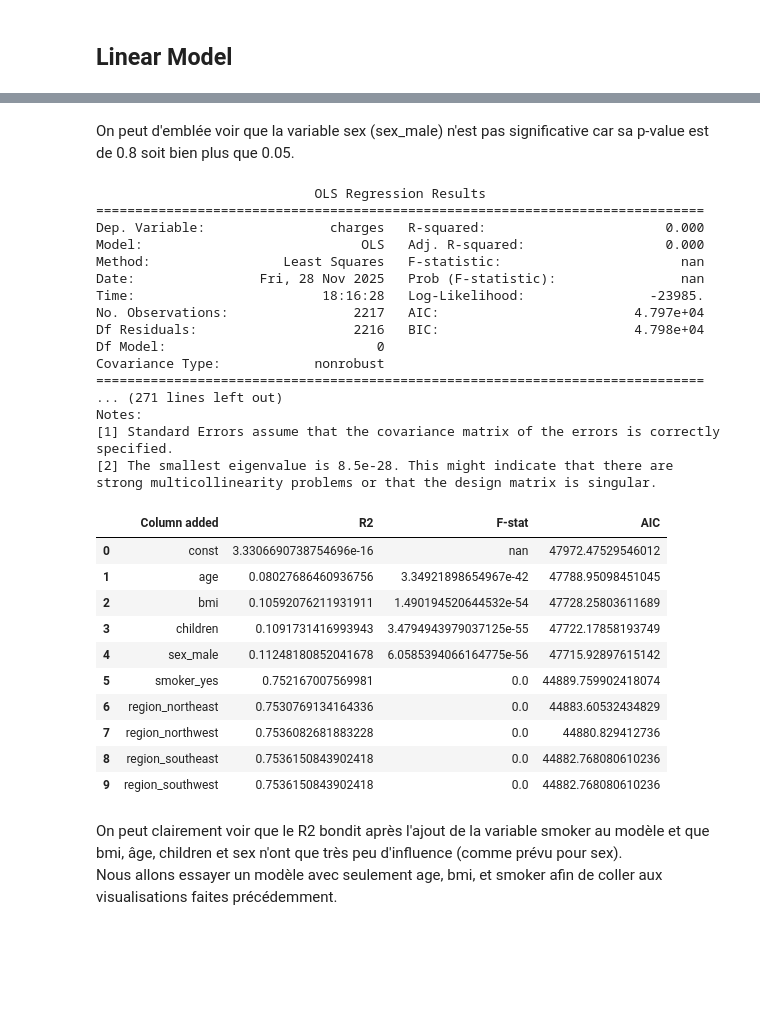
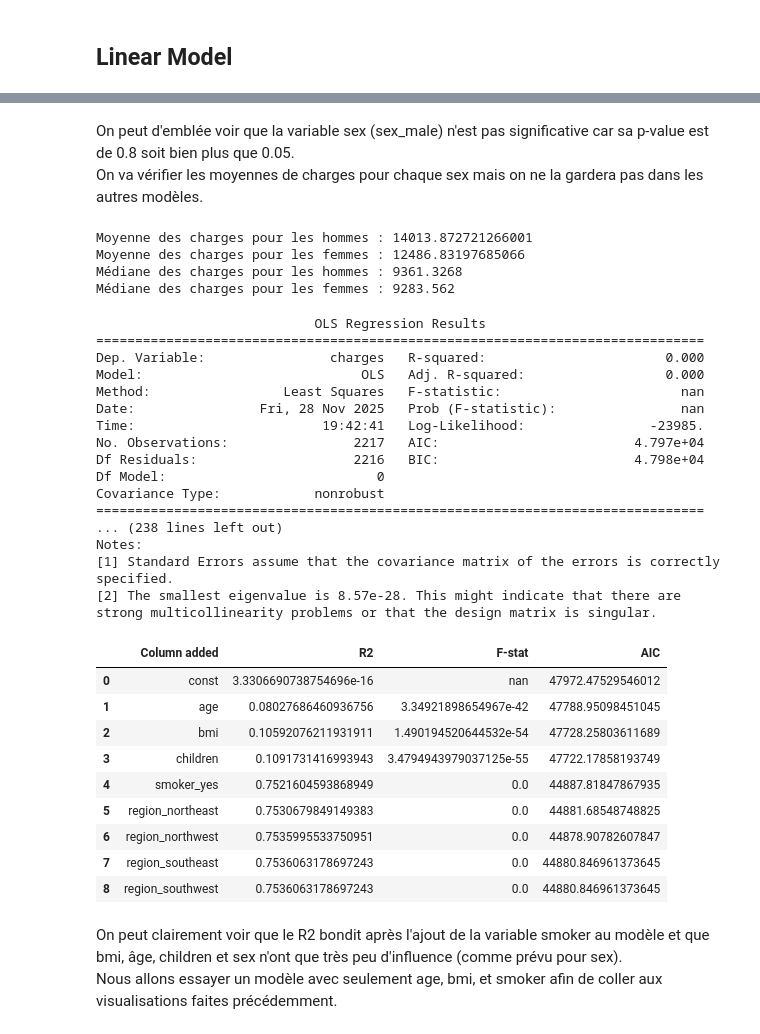
Before and after one commit to ultac/Projet-GLM, a Jupyter notebook: Prepocessing.ipynb, the cells around one changed output, grey strips where cells are left out. Cells and saved outputs as stored; diff of their text form; code cells hidden in the pictures; blank space fills up the shorter version.

```diff
--- a/Prepocessing.ipynb
+++ b/Prepocessing.ipynb
@@ -270,7 +270,24 @@ Notes:
 [2] The smallest eigenvalue is 8.5e-28. This might indicate that there are
 strong multicollinearity problems or that the design matrix is singular.
 # %% [markdown]
-On peut d'emblée voir que la variable sex (sex_male) n'est pas significative car sa p-value est de 0.8 soit bien plus que 0.05.
+On peut d'emblée voir que la variable sex (sex_male) n'est pas significative car sa p-value est de 0.8 soit bien plus que 0.05. \
+On va vérifier les moyennes de charges pour chaque sex mais on ne la gardera pas dans les autres modèles.
+# %%
+#Vérification numérique de l'influence de sex
+moy_charges_male = data_processed[data_processed["sex_male"]==1]["charges"].mean()
+moy_charges_female = data_processed[data_processed["sex_male"]==0]["charges"].mean()
+print("Moyenne des charges pour les hommes :", moy_charges_male)
+print("Moyenne des charges pour les femmes :",moy_charges_female)
+
+med_charges_male = data_processed[data_processed["sex_male"]==1]["charges"].median()
+med_charges_female = data_processed[data_processed["sex_male"]==0]["charges"].median()
+print("Médiane des charges pour les hommes :",med_charges_male)
+print("Médiane des charges pour les femmes :",med_charges_female)
+# %% [output]
+Moyenne des charges pour les hommes : 14013.872721266001
+Moyenne des charges pour les femmes : 12486.83197685066
+Médiane des charges pour les hommes : 9361.3268
+Médiane des charges pour les femmes : 9283.562
 # %%
 #Stepwise model selection : forward
 y = data_processed["charges"]
@@ -280,6 +297,8 @@ col = col.drop("charges")
 list_col = ["const"]
 resumecustom = [[],[],[],[]]
 for i,var in enumerate(col):
+    if(var == "sex_male"):
+        continue
     if(i != 0):
         list_col.append(var)
 
@@ -296,42 +315,41 @@ for i,var in enumerate(col):
 
     resumecustom[0].append(list_col[-1])
     resumecustom[1].append(results.rsquared)
     resumecustom[2].append(results.f_pvalue)
     resumecustom[3].append(results.aic)
 
     print(results.summary())
 
 df_results = pd.DataFrame(np.transpose(resumecustom), columns=["Column added","R2","F-stat","AIC"])
 df_results.head(10)
 # %% [output]
                             OLS Regression Results
 ==============================================================================
 Dep. Variable:                charges   R-squared:                       0.000
 Model:                            OLS   Adj. R-squared:                  0.000
 Method:                 Least Squares   F-statistic:                       nan
 Date:                Fri, 28 Nov 2025   Prob (F-statistic):                nan
-Time:                        18:16:28   Log-Likelihood:                -23985.
+Time:                        19:42:41   Log-Likelihood:                -23985.
 No. Observations:                2217   AIC:                         4.797e+04
 Df Residuals:                    2216   BIC:                         4.798e+04
 Df Model:                           0
 Covariance Type:            nonrobust
 ==============================================================================
-... (271 lines left out)
+... (238 lines left out)
 Notes:
 [1] Standard Errors assume that the covariance matrix of the errors is correctly specified.
-[2] The smallest eigenvalue is 8.5e-28. This might indicate that there are
+[2] The smallest eigenvalue is 8.57e-28. This might indicate that there are
 strong multicollinearity problems or that the design matrix is singular.
 |  | Column added | R2 | F-stat | AIC |
 | 0 | const | 3.3306690738754696e-16 | nan | 47972.47529546012 |
 | 1 | age | 0.08027686460936756 | 3.34921898654967e-42 | 47788.95098451045 |
 | 2 | bmi | 0.10592076211931911 | 1.490194520644532e-54 | 47728.25803611689 |
 | 3 | children | 0.1091731416993943 | 3.4794943979037125e-55 | 47722.17858193749 |
-| 4 | sex_male | 0.11248180852041678 | 6.0585394066164775e-56 | 47715.92897615142 |
-| 5 | smoker_yes | 0.752167007569981 | 0.0 | 44889.759902418074 |
-| 6 | region_northeast | 0.7530769134164336 | 0.0 | 44883.60532434829 |
-| 7 | region_northwest | 0.7536082681883228 | 0.0 | 44880.829412736 |
-| 8 | region_southeast | 0.7536150843902418 | 0.0 | 44882.768080610236 |
-| 9 | region_southwest | 0.7536150843902418 | 0.0 | 44882.768080610236 |
+| 4 | smoker_yes | 0.7521604593868949 | 0.0 | 44887.81847867935 |
+| 5 | region_northeast | 0.7530679849149383 | 0.0 | 44881.68548748825 |
+| 6 | region_northwest | 0.7535995533750951 | 0.0 | 44878.90782607847 |
+| 7 | region_southeast | 0.7536063178697243 | 0.0 | 44880.846961373645 |
+| 8 | region_southwest | 0.7536063178697243 | 0.0 | 44880.846961373645 |
 # %% [markdown]
 On peut clairement voir que le R2 bondit après l'ajout de la variable smoker au modèle et que bmi, âge, children et sex n'ont que très peu d'influence (comme prévu pour sex). \
 Nous allons essayer un modèle avec seulement age, bmi, et smoker afin de coller aux visualisations faites précédemment.
```
Also changed, not shown: parts of 7 cells of this notebook.
